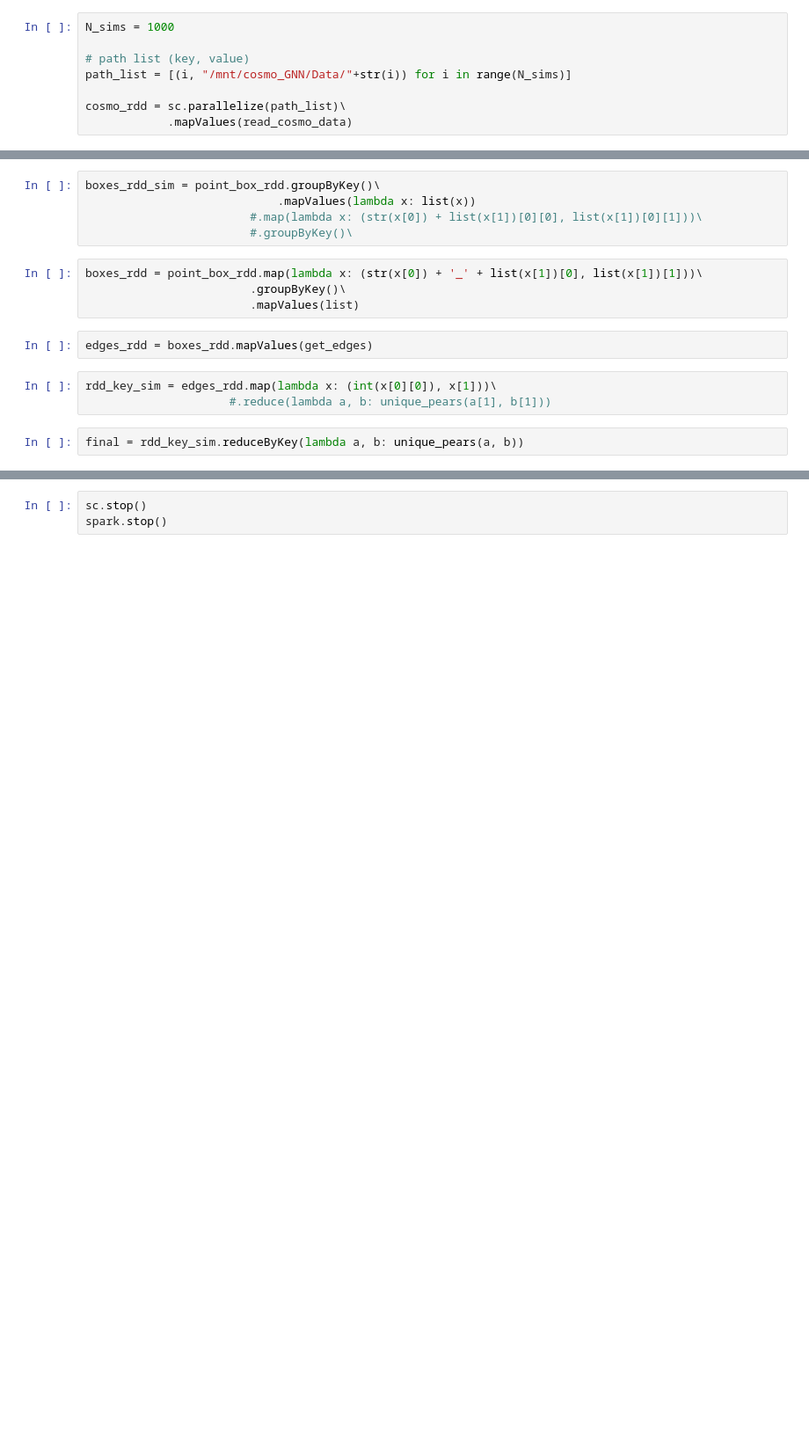
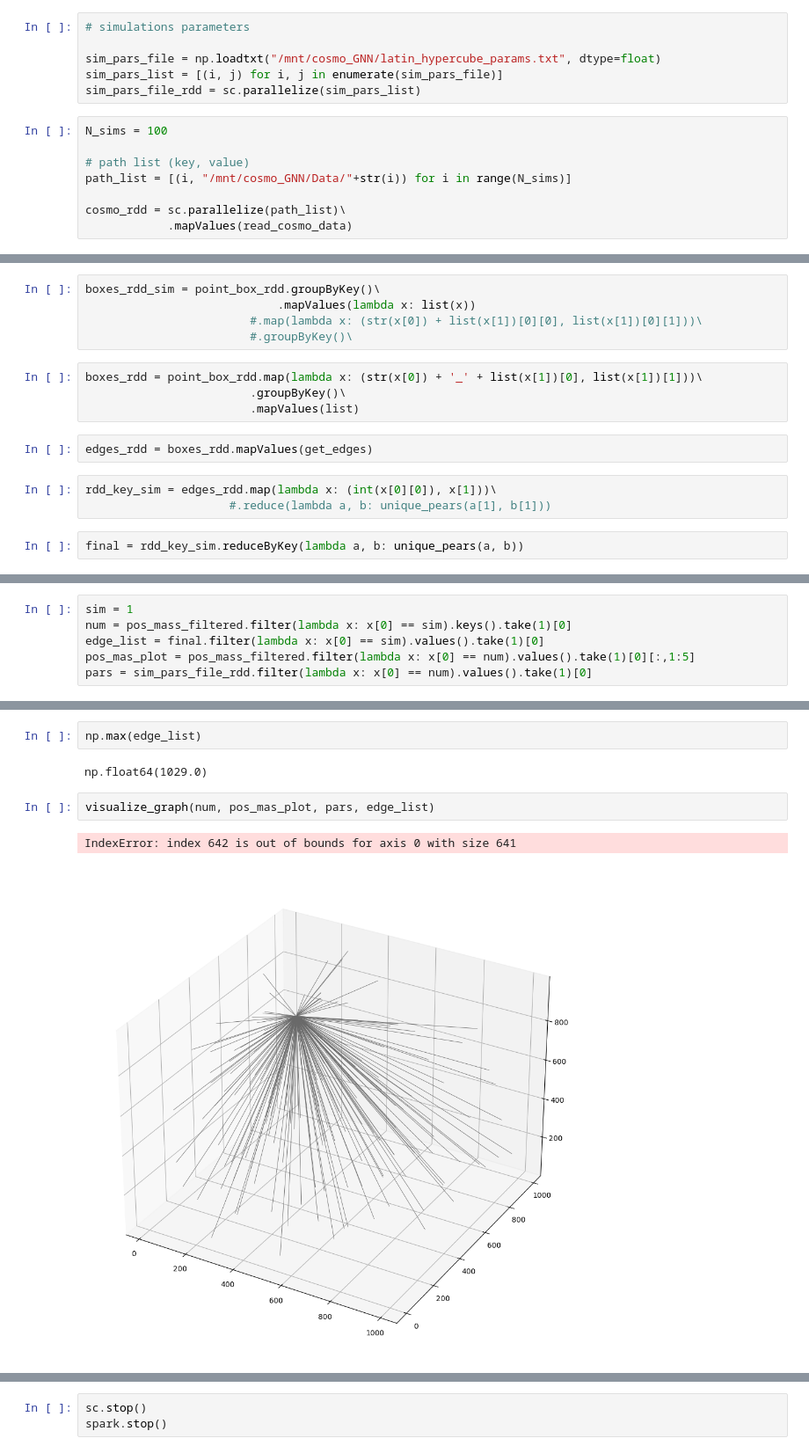
Before and after one commit to LauraRavagnani/Distributed-graph, a Jupyter notebook: multiple_files.ipynb, the cells around one changed output, grey strips where cells are left out. Shown: that part at 88% size. Saved outputs shown, nothing was run; the diff lists cells and outputs as text; blank space fills up the shorter version.

Commit message:
add visualize graph

```diff
--- a/multiple_files.ipynb
+++ b/multiple_files.ipynb
@@ -74,8 +75,14 @@ def unique_pears(mat1, mat2):
     mat = np.vstack((mat1, mat2))
 
     return np.unique(mat, axis=0)
+# %%
+# simulations parameters
+
+sim_pars_file = np.loadtxt("/mnt/cosmo_GNN/latin_hypercube_params.txt", dtype=float)
+sim_pars_list = [(i, j) for i, j in enumerate(sim_pars_file)]
+sim_pars_file_rdd = sc.parallelize(sim_pars_list)
 # %%
-N_sims = 1000
+N_sims = 100
 
 # path list (key, value)
 path_list = [(i, "/mnt/cosmo_GNN/Data/"+str(i)) for i in range(N_sims)]
@@ -167,0 +181,6 @@ final.collect()
+# %%
+sim = 1
+num = pos_mass_filtered.filter(lambda x: x[0] == sim).keys().take(1)[0]
+edge_list = final.filter(lambda x: x[0] == sim).values().take(1)[0]
+pos_mas_plot = pos_mass_filtered.filter(lambda x: x[0] == num).values().take(1)[0][:,1:5]
+pars = sim_pars_file_rdd.filter(lambda x: x[0] == num).values().take(1)[0]
@@ -167,0 +191,9 @@ final.collect()
+# %%
+np.max(edge_list)
+# %% [output]
+np.float64(1029.0)
+# %%
+visualize_graph(num, pos_mas_plot, pars, edge_list)
+# %% [output]
+IndexError: index 642 is out of bounds for axis 0 with size 641
+[figure, added]
```
Also changed, not shown: parts of 10 cells of this notebook, 1 other file.
